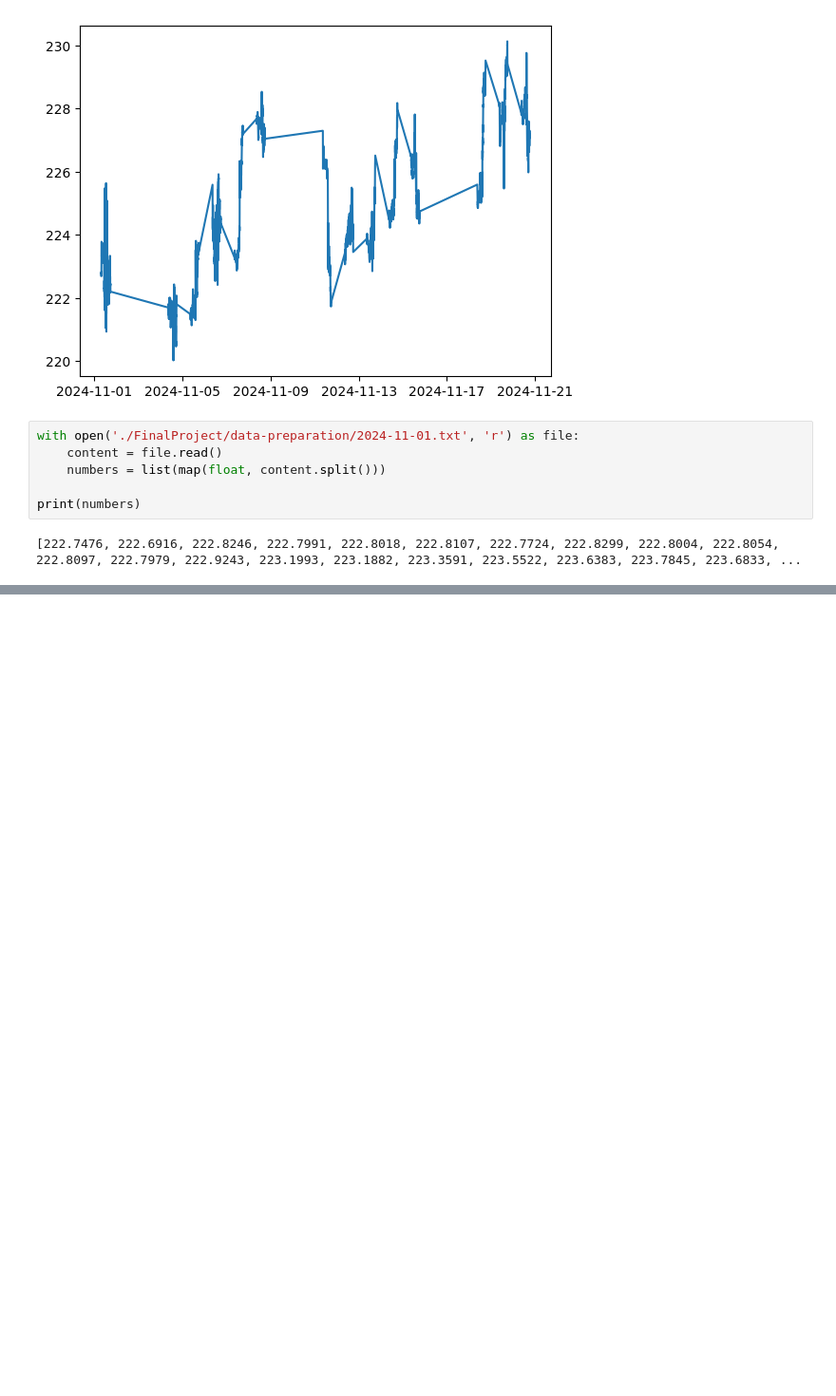
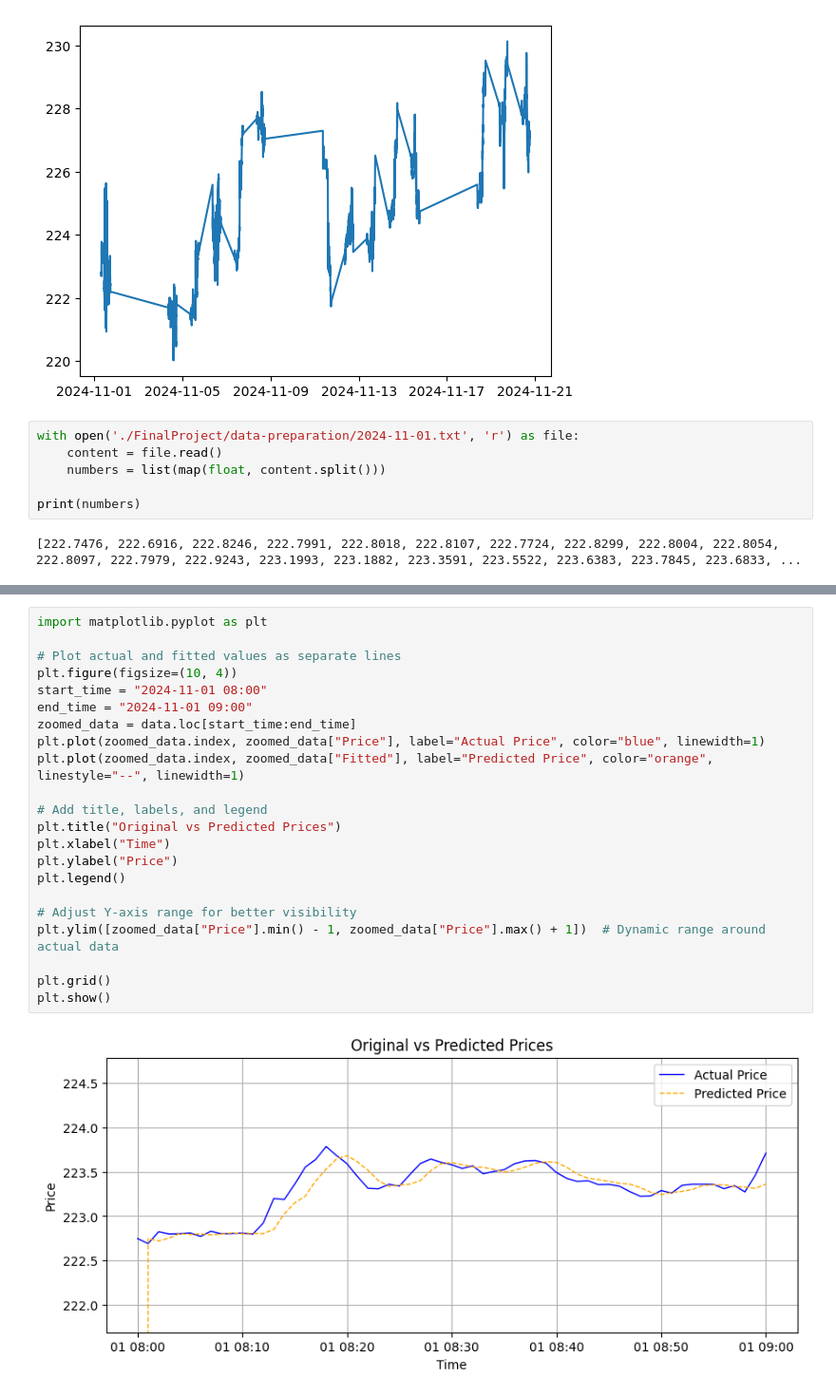
Before and after one commit to serhiimytsyk/CloudComputing, a Jupyter notebook: Untitled.ipynb, the cells around one changed output, grey strips where cells are left out. Shown at 95% size. Saved outputs shown, nothing was run; the diff lists cells and outputs as text; blank space fills up the shorter version.

```diff
--- a/Untitled.ipynb
+++ b/Untitled.ipynb
@@ -336,0 +459,24 @@ print(numbers)
+# %%
+import matplotlib.pyplot as plt
+
+# Plot actual and fitted values as separate lines
+plt.figure(figsize=(10, 4))
+start_time = "2024-11-01 08:00"
+end_time = "2024-11-01 09:00"
+zoomed_data = data.loc[start_time:end_time]
+plt.plot(zoomed_data.index, zoomed_data["Price"], label="Actual Price", color="blue", linewidth=1)
+plt.plot(zoomed_data.index, zoomed_data["Fitted"], label="Predicted Price", color="orange", linestyle="--", linewidth=1)
+
+# Add title, labels, and legend
+plt.title("Original vs Predicted Prices")
+plt.xlabel("Time")
+plt.ylabel("Price")
+plt.legend()
+
+# Adjust Y-axis range for better visibility
+plt.ylim([zoomed_data["Price"].min() - 1, zoomed_data["Price"].max() + 1])  # Dynamic range around actual data
+
+plt.grid()
+plt.show()
+# %% [output]
+[figure, added]
```
Also changed, not shown: parts of 10 cells of this notebook.
